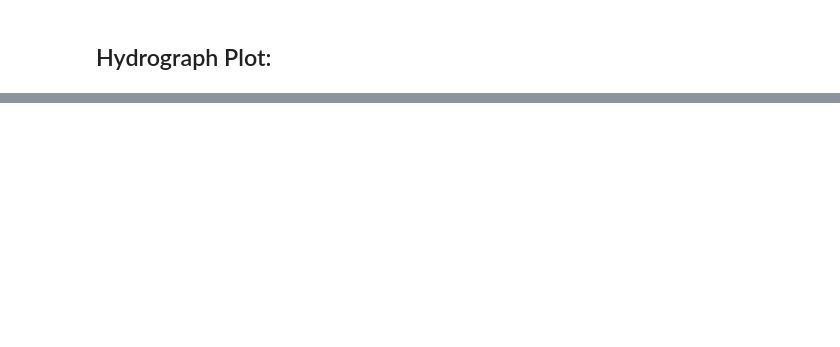
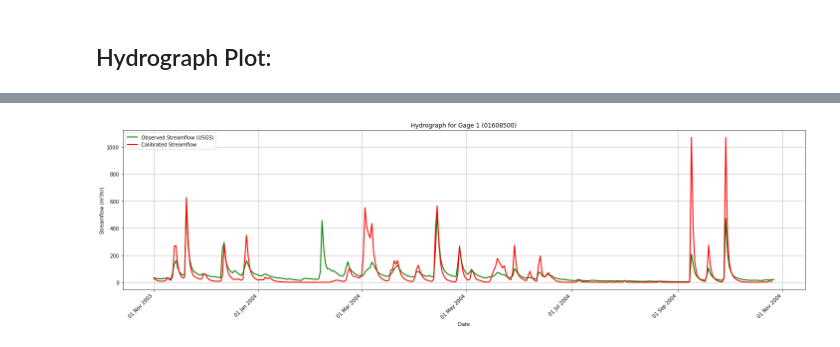
Before and after one commit to ms6730/SBI_calibration, a Jupyter notebook: hydrograph_one_water_year_baseline_observed/hydrograph_plot.ipynb, the cells around one changed output, grey strips where cells are left out. Cells and saved outputs as stored; diff of their text form; code cells hidden in the pictures; blank space fills up the shorter version.

Commit message:
adding the results of the calibrated streamflow over a full water year

```diff
--- a/hydrograph_one_water_year_baseline_observed/hydrograph_plot.ipynb
+++ b/hydrograph_one_water_year_baseline_observed/hydrograph_plot.ipynb
@@ -75,0 +76,73 @@ plt.show()
+# %%
+# ----------------------------------------------------
+# Import Libraries
+# ----------------------------------------------------
+import os
+import pandas as pd
+import numpy as np
+import matplotlib.pyplot as plt
+import matplotlib.dates as mdates
+
+# ----------------------------------------------------
+# Set Base Directory and Station ID
+# ----------------------------------------------------
+station_id = "01608500"
+
+# ----------------------------------------------------
+# Load Observed and Baseline Data
+# ----------------------------------------------------
+df_obs = pd.read_csv("/home/ms6730/SBI_calibration/hydrograph_one_water_year_baseline_observed/observed_streamflow.csv")
+#df_baseline = pd.read_csv("/home/ms6730/SBI_calibration/hydrograph_one_water_year_baseline_observed/baseline_streamflow.csv")
+df_calibrated = pd.read_csv("/home/ms6730/streamflow_one_water_year/sbi_framework/output/sinnemahoning/streamflow_daily_pfsim.csv")
+# ----------------------------------------------------
+# Convert and Align Date Columns and Drop First 5 Days
+# ----------------------------------------------------
+dates_obs = pd.to_datetime(df_obs["date"])[5:]
+df_obs = df_obs.iloc[5:].reset_index(drop=True)
+
+# dates_baseline= pd.to_datetime(df_baseline["date"])[5:]
+# df_baseline = df_baseline.iloc[5:].reset_index(drop=True)
+
+
+dates_calibrated= pd.to_datetime(df_calibrated["date"])[5:]
+df_calibrated = df_calibrated.iloc[5:].reset_index(drop=True)
+
+
+
+# Plot observed streamflow
+plt.figure(figsize=(20, 6))
+plt.plot(dates_obs, df_obs[station_id], color='green', linewidth=2,
+         label='Observed Streamflow (USGS)', zorder=10)
+# plt.plot(dates_baseline, df_baseline[station_id], color='blue', linewidth=2,
+#          label='Baseline Simulation',
+#          zorder=10)
+plt.plot(dates_calibrated, df_calibrated[station_id], color='red', linewidth=2,
+         label='Calibrated Streamflow ', zorder=10)
+
+# Titles and labels
+plt.title(f"Hydrograph for Gage 1 ({station_id})")
+plt.xlabel("Date")
+plt.ylabel("Streamflow (m³/hr)")
+plt.legend(loc="upper left")
+plt.grid(True)
+
+# Format x-axis
+locator = mdates.AutoDateLocator(minticks=6, maxticks=12)
+formatter = mdates.DateFormatter('%d %b %Y')
+plt.gca().xaxis.set_major_locator(locator)
+plt.gca().xaxis.set_major_formatter(formatter)
+plt.xticks(rotation=45, ha='right')
+plt.tight_layout()
+
+# ----------------------------------------------------
+# Save the Figure
+# ----------------------------------------------------
+output_path = "/home/ms6730/SBI_calibration/hydrograph_one_water_year_baseline_observed/hydrograph_calibrated_observed_01608500.png"
+plt.savefig(output_path, dpi=300, bbox_inches='tight')
+
+# ----------------------------------------------------
+# Show Plot
+# ----------------------------------------------------
+plt.show()
+# %% [output]
+[figure, added]
```
Also changed, not shown: parts of 1 cell of this notebook, 2 other files.
